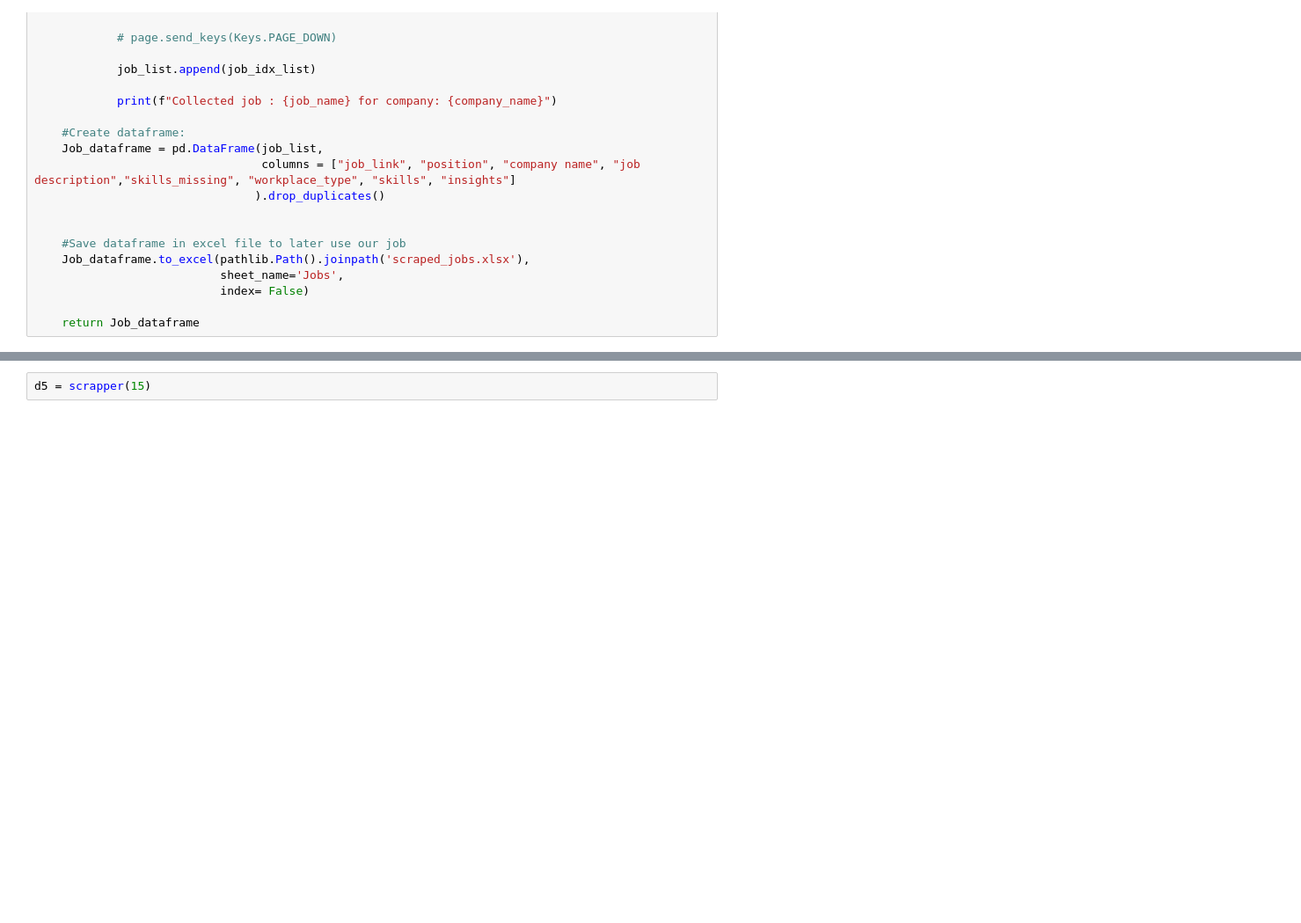
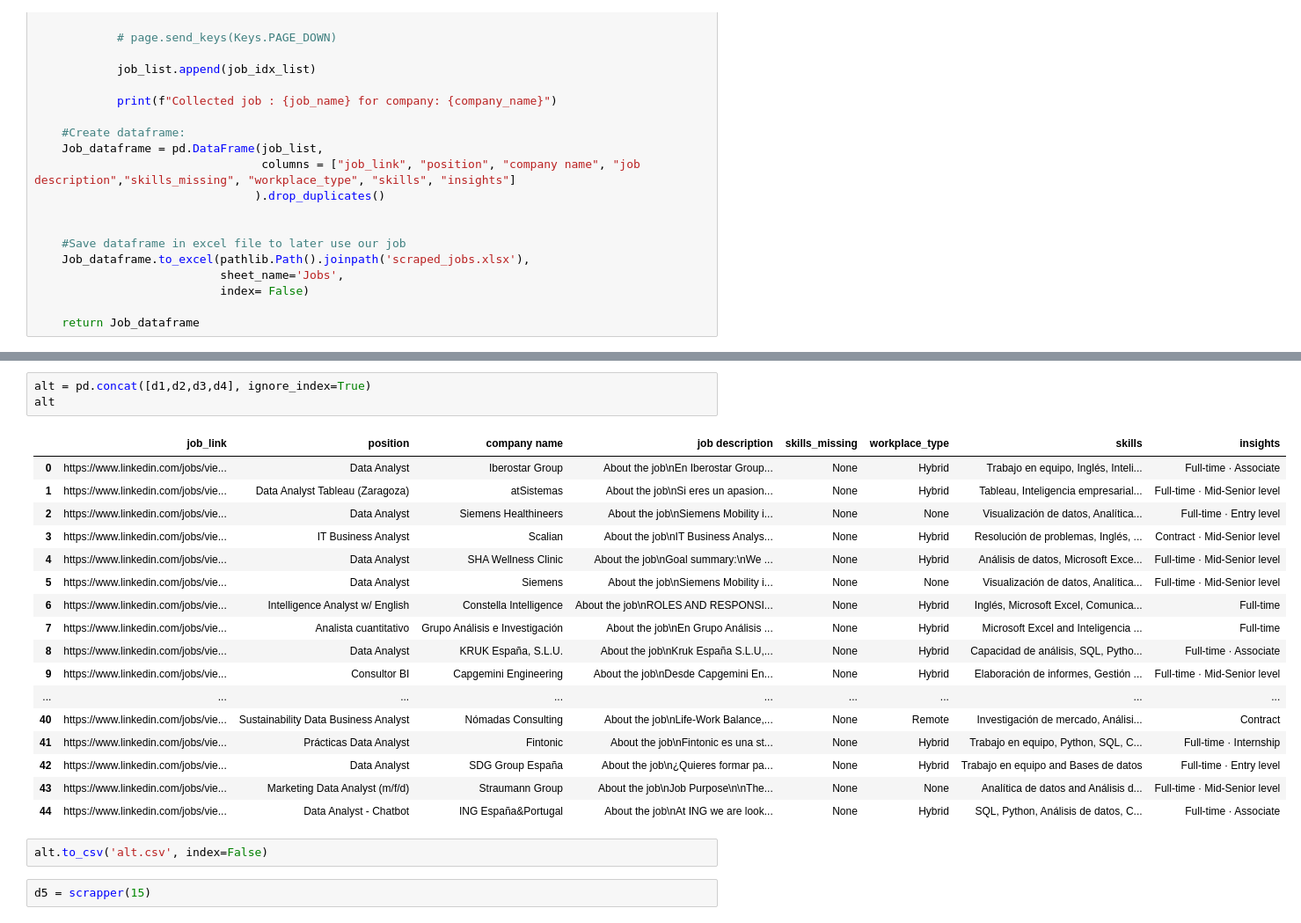
Before and after one commit to Joaquin-Valentin/linkedin_project, a Jupyter notebook: Selenium.ipynb, the cells around one changed output, grey strips where cells are left out. Shown at 88% size. Cells and saved outputs as stored; diff of their text form; blank space fills up the shorter version.

```diff
--- a/Selenium.ipynb
+++ b/Selenium.ipynb
@@ -354,3 +363,26 @@ Collected job : Associate - Data Research for company: Clarity AI
+# %%
+alt = pd.concat([d1,d2,d3,d4], ignore_index=True)
+alt
+# %% [output]
+|  | job_link | position | company name | job description | skills_missing | workplace_type | skills | insights |
+| 0 | https://www.linkedin.com/jobs/vie... | Data Analyst | Iberostar Group | About the job\nEn Iberostar Group... | None | Hybrid | Trabajo en equipo, Inglés, Inteli... | Full-time · Associate |
+| 1 | https://www.linkedin.com/jobs/vie... | Data Analyst Tableau (Zaragoza) | atSistemas | About the job\nSi eres un apasion... | None | Hybrid | Tableau, Inteligencia empresarial... | Full-time · Mid-Senior level |
+| 2 | https://www.linkedin.com/jobs/vie... | Data Analyst | Siemens Healthineers | About the job\nSiemens Mobility i... | None | None | Visualización de datos, Analítica... | Full-time · Entry level |
+| 3 | https://www.linkedin.com/jobs/vie... | IT Business Analyst | Scalian | About the job\nIT Business Analys... | None | Hybrid | Resolución de problemas, Inglés, ... | Contract · Mid-Senior level |
+| 4 | https://www.linkedin.com/jobs/vie... | Data Analyst | SHA Wellness Clinic | About the job\nGoal summary:\nWe ... | None | Hybrid | Análisis de datos, Microsoft Exce... | Full-time · Mid-Senior level |
+| 5 | https://www.linkedin.com/jobs/vie... | Data Analyst | Siemens | About the job\nSiemens Mobility i... | None | None | Visualización de datos, Analítica... | Full-time · Mid-Senior level |
+| 6 | https://www.linkedin.com/jobs/vie... | Intelligence Analyst w/ English | Constella Intelligence | About the job\nROLES AND RESPONSI... | None | Hybrid | Inglés, Microsoft Excel, Comunica... | Full-time |
+| 7 | https://www.linkedin.com/jobs/vie... | Analista cuantitativo | Grupo Análisis e Investigación | About the job\nEn Grupo Análisis ... | None | Hybrid | Microsoft Excel and Inteligencia ... | Full-time |
+| 8 | https://www.linkedin.com/jobs/vie... | Data Analyst | KRUK España, S.L.U. | About the job\nKruk España S.L.U,... | None | Hybrid | Capacidad de análisis, SQL, Pytho... | Full-time · Associate |
+| 9 | https://www.linkedin.com/jobs/vie... | Consultor BI | Capgemini Engineering | About the job\nDesde Capgemini En... | None | Hybrid | Elaboración de informes, Gestión ... | Full-time · Mid-Senior level |
+| ... | ... | ... | ... | ... | ... | ... | ... | ... |
+| 40 | https://www.linkedin.com/jobs/vie... | Sustainability Data Business Analyst | Nómadas Consulting | About the job\nLife-Work Balance,... | None | Remote | Investigación de mercado, Análisi... | Contract |
+| 41 | https://www.linkedin.com/jobs/vie... | Prácticas Data Analyst | Fintonic | About the job\nFintonic es una st... | None | Hybrid | Trabajo en equipo, Python, SQL, C... | Full-time · Internship |
+| 42 | https://www.linkedin.com/jobs/vie... | Data Analyst | SDG Group España | About the job\n¿Quieres formar pa... | None | Hybrid | Trabajo en equipo and Bases de datos | Full-time · Entry level |
+| 43 | https://www.linkedin.com/jobs/vie... | Marketing Data Analyst (m/f/d) | Straumann Group | About the job\nJob Purpose\n\nThe... | None | None | Analítica de datos and Análisis d... | Full-time · Mid-Senior level |
+| 44 | https://www.linkedin.com/jobs/vie... | Data Analyst - Chatbot | ING España&Portugal | About the job\nAt ING we are look... | None | Hybrid | SQL, Python, Análisis de datos, C... | Full-time · Associate |
+# %%
+alt.to_csv('alt.csv', index=False)
 # %%
 d5 = scrapper(15)
 # %% [output]
```
Also changed, not shown: parts of 10 cells of this notebook, 2 other files.
